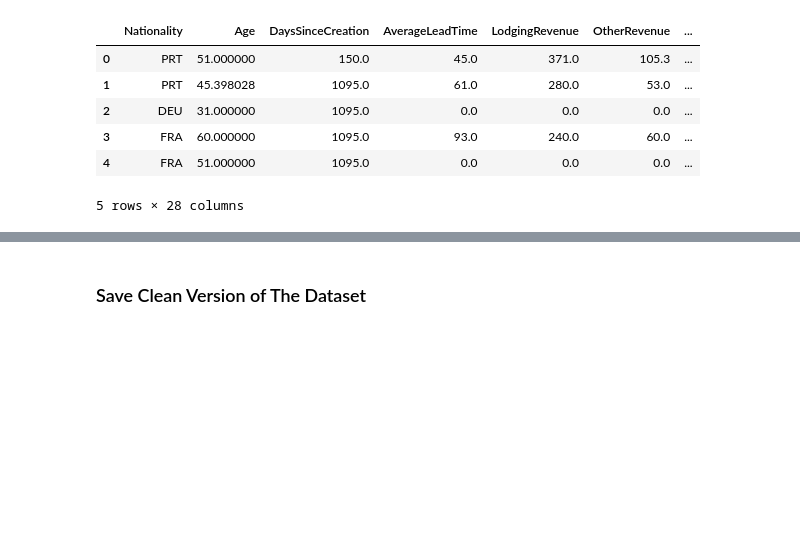
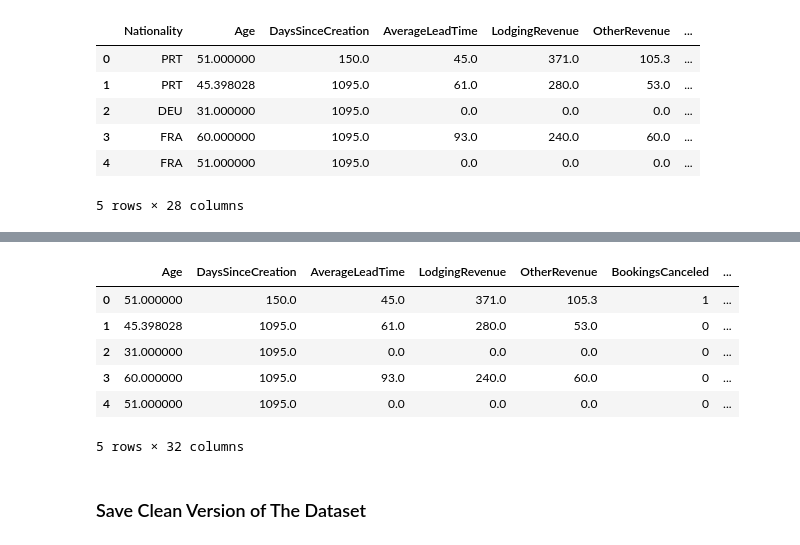
Before and after one commit to M0hammed-Hassan/HotelAtlas, a Jupyter notebook: jupyter_notebooks/EDA_hotels.ipynb, the cells around one changed output, grey strips where cells are left out. Drawn from its saved outputs; the diff is of its cells as text; code cells hidden in the pictures; blank space fills up the shorter version.

Commit message:
Encode categorical that

```diff
--- a/jupyter_notebooks/EDA_hotels.ipynb
+++ b/jupyter_notebooks/EDA_hotels.ipynb
@@ -378,0 +382,2 @@ df.head()
+# %%
+df.drop(columns = ["Nationality", "DistributionChannel"], inplace=True)
@@ -378,0 +386,4 @@ df.head()
+# %%
+encoder = OneHotEncoder(sparse_output=False, handle_unknown='ignore', drop="first")
+encoded_array = encoder.fit_transform(df[["MarketSegment"]])
+encoded_market_segmet_df = pd.DataFrame(encoded_array, columns=encoder.get_feature_names_out(["MarketSegment"]))
@@ -379,3 +399,15 @@ df.head()
+# %%
+df = pd.concat([df, encoded_market_segmet_df], axis=1)
+# %%
+df.head()
+# %% [output]
+|  | Age | DaysSinceCreation | AverageLeadTime | LodgingRevenue | OtherRevenue | BookingsCanceled | ... |
+| 0 | 51.000000 | 150.0 | 45.0 | 371.0 | 105.3 | 1 | ... |
+| 1 | 45.398028 | 1095.0 | 61.0 | 280.0 | 53.0 | 0 | ... |
+| 2 | 31.000000 | 1095.0 | 0.0 | 0.0 | 0.0 | 0 | ... |
+| 3 | 60.000000 | 1095.0 | 93.0 | 240.0 | 60.0 | 0 | ... |
+| 4 | 51.000000 | 1095.0 | 0.0 | 0.0 | 0.0 | 0 | ... |
+5 rows × 32 columns
 # %% [markdown]
 ### Save Clean Version of The Dataset
 # %%
```
Also changed, not shown: parts of 4 cells of this notebook, 1 other file.
